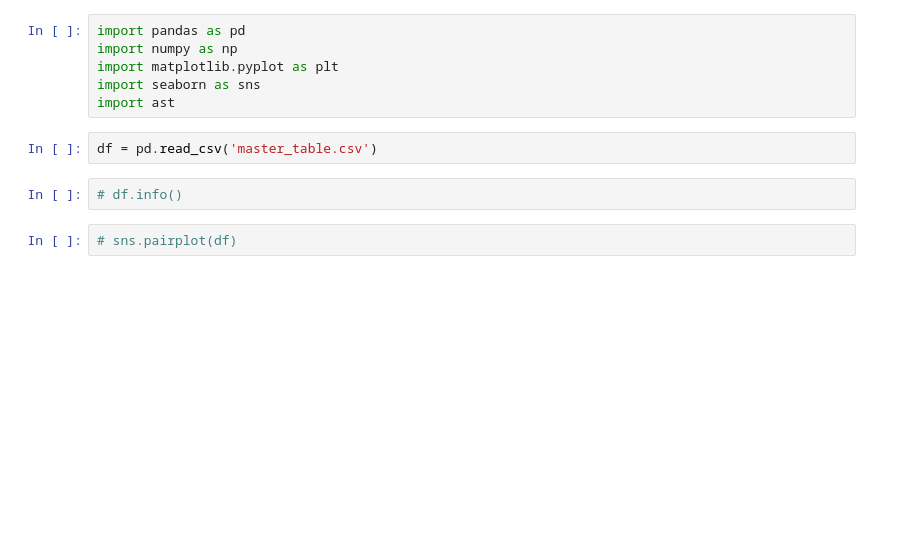
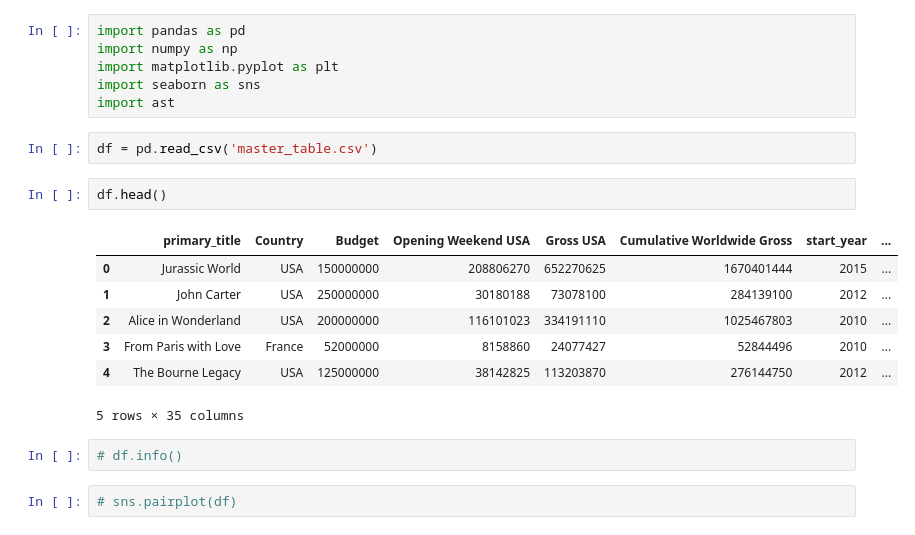
Before and after one commit to davidlebruce/movie_industry_project, a Jupyter notebook: david_practice_visualizations.ipynb, the cells around one changed output. Drawn from its saved outputs; the diff is of its cells as text; blank space fills up the shorter version.

```diff
--- a/david_practice_visualizations.ipynb
+++ b/david_practice_visualizations.ipynb
@@ -6,6 +6,16 @@ import seaborn as sns
 import ast
 # %%
 df = pd.read_csv('master_table.csv')
+# %%
+df.head()
+# %% [output]
+|  | primary_title | Country | Budget | Opening Weekend USA | Gross USA | Cumulative Worldwide Gross | start_year | ... |
+| 0 | Jurassic World | USA | 150000000 | 208806270 | 652270625 | 1670401444 | 2015 | ... |
+| 1 | John Carter | USA | 250000000 | 30180188 | 73078100 | 284139100 | 2012 | ... |
+| 2 | Alice in Wonderland | USA | 200000000 | 116101023 | 334191110 | 1025467803 | 2010 | ... |
+| 3 | From Paris with Love | France | 52000000 | 8158860 | 24077427 | 52844496 | 2010 | ... |
+| 4 | The Bourne Legacy | USA | 125000000 | 38142825 | 113203870 | 276144750 | 2012 | ... |
+5 rows × 35 columns
 # %%
 # df.info()
 # %%
```
Also changed, not shown: parts of 10 cells of this notebook, 2 other files.
